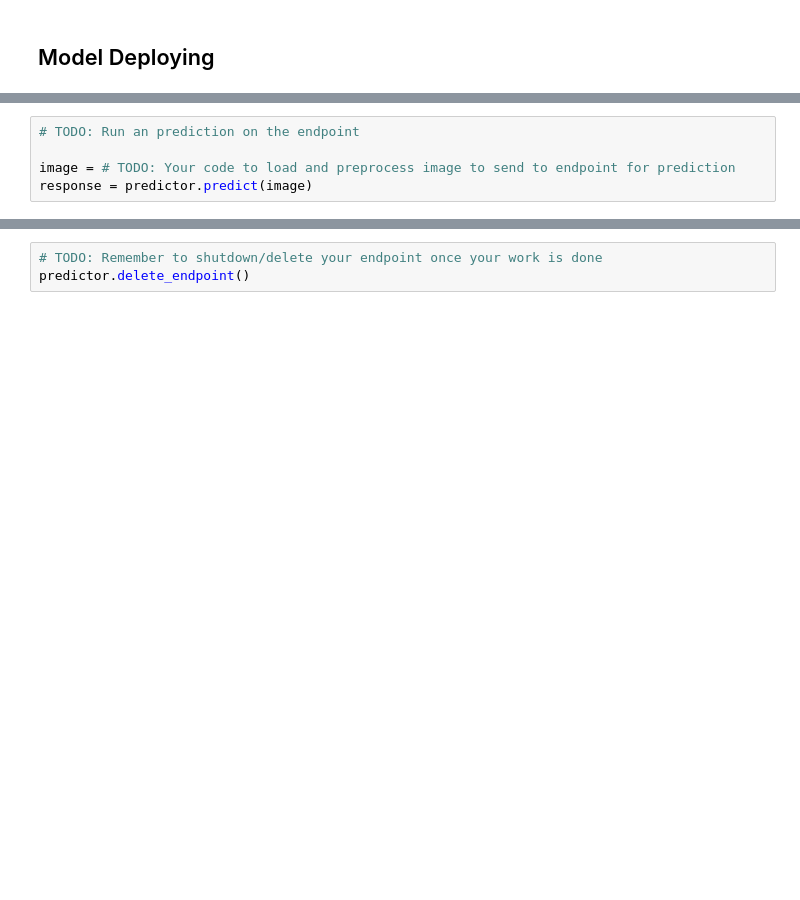
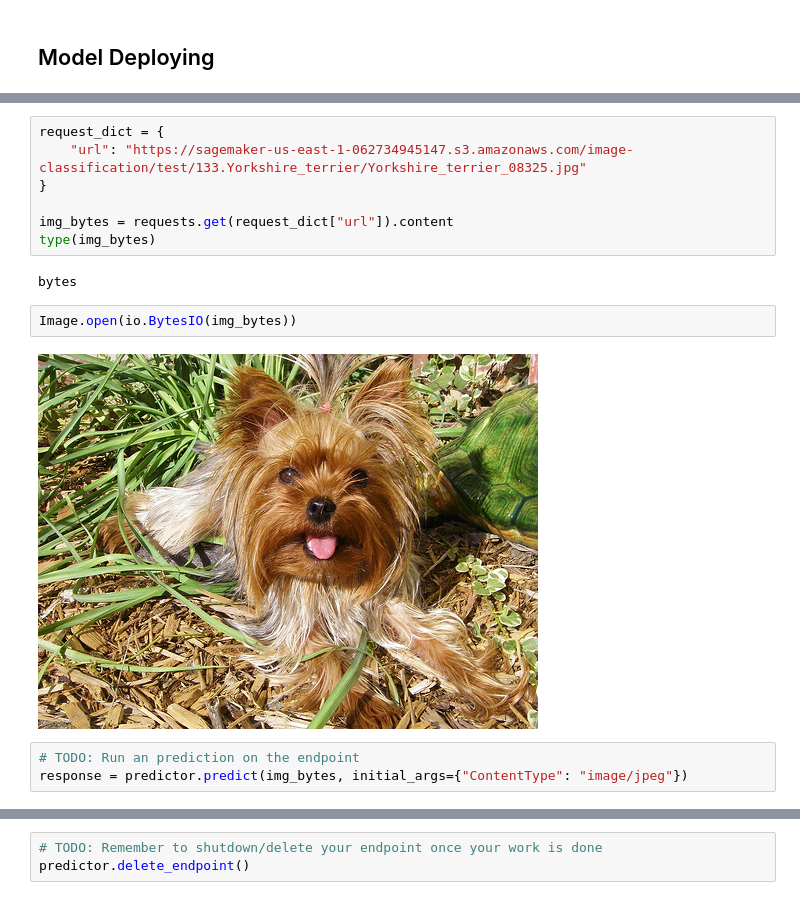
Before and after one commit to alejlatorre/aws-sagemaker-image-classification, a Jupyter notebook: train_and_deploy.ipynb, the cells around one changed output, grey strips where cells are left out. Saved outputs shown, nothing was run; the diff lists cells and outputs as text; blank space fills up the shorter version.

```diff
--- a/train_and_deploy.ipynb
+++ b/train_and_deploy.ipynb
@@ -199,5 +444,16 @@ predictor=estimator.deploy() # TODO: Add your deployment configuration like inst
+# %%
+request_dict = {
+    "url": "https://sagemaker-us-east-1-062734945147.s3.amazonaws.com/image-classification/test/133.Yorkshire_terrier/Yorkshire_terrier_08325.jpg"
+}
+
+img_bytes = requests.get(request_dict["url"]).content
+type(img_bytes)
+# %% [output]
+bytes
+# %%
+Image.open(io.BytesIO(img_bytes))
+# %% [output]
+[figure, added]
 # %%
 # TODO: Run an prediction on the endpoint
-
-image = # TODO: Your code to load and preprocess image to send to endpoint for prediction
-response = predictor.predict(image)
+response = predictor.predict(img_bytes, initial_args={"ContentType": "image/jpeg"})
```
Also changed, not shown: parts of 40 cells of this notebook, 7 other files.
